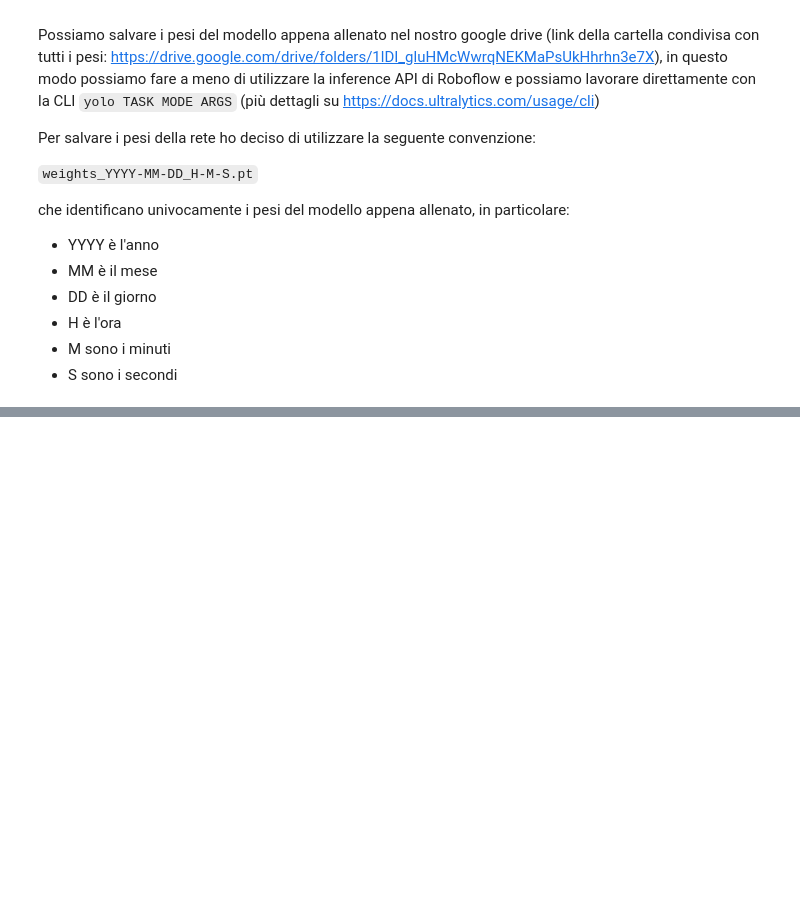
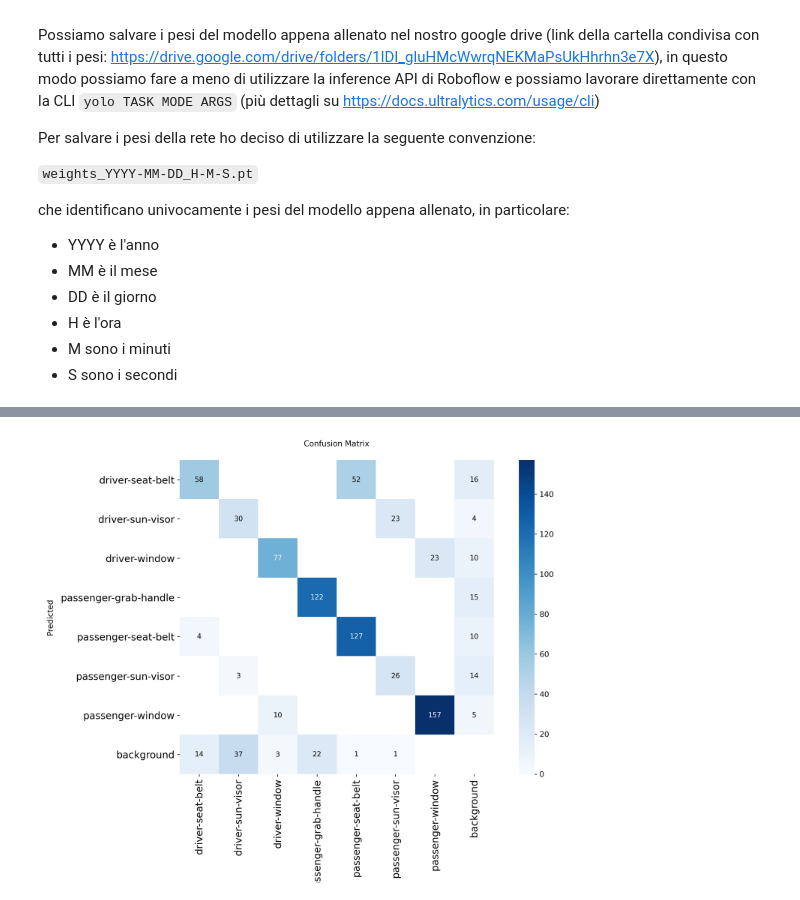
Before and after one commit to WebberMark02/detecting-smartphone-usage, a Jupyter notebook: YoloV8_training.ipynb, the cells around one changed output, grey strips where cells are left out. Drawn from its saved outputs; the diff is of its cells as text; code cells hidden in the pictures; blank space fills up the shorter version.

```diff
--- a/YoloV8_training.ipynb
+++ b/YoloV8_training.ipynb
@@ -209,0 +324,14 @@ drive.flush_and_unmount()
+# %%
+import os
+from IPython.display import Image, display
+
+# Definisce il percorso della matrice di confusione dell'ultima validazione (val-2)
+confusion_matrix_path = os.path.join(HOME, 'runs/detect/val-2/confusion_matrix.png')
+
+# Mostra l'immagine se esiste
+if os.path.exists(confusion_matrix_path):
+    display(Image(filename=confusion_matrix_path, width=600))
+else:
+    print(f"Immagine non trovata in: {confusion_matrix_path}. Controlla il percorso dei risultati.")
+# %% [output]
+[figure, added]
```
Also changed, not shown: parts of 12 cells of this notebook.
